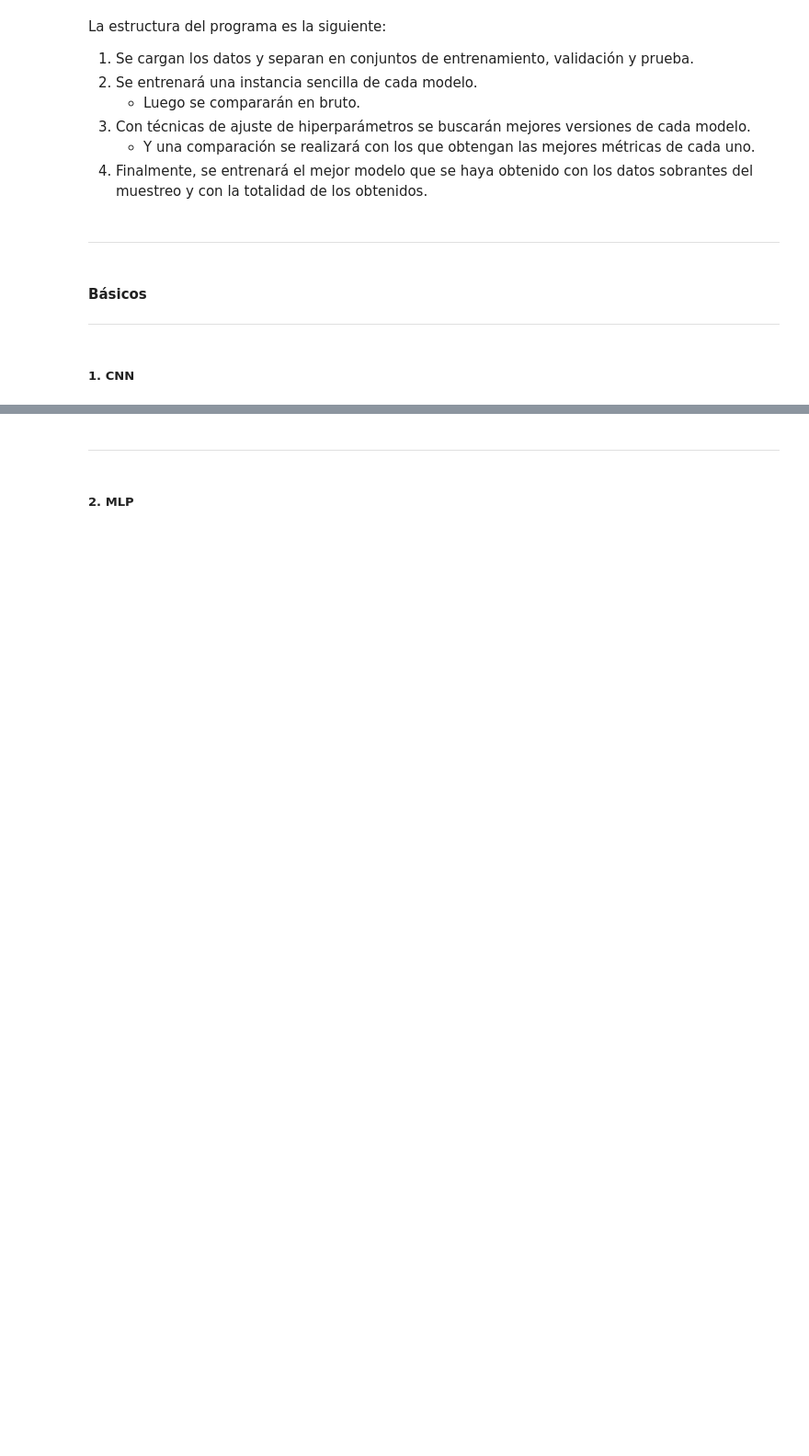
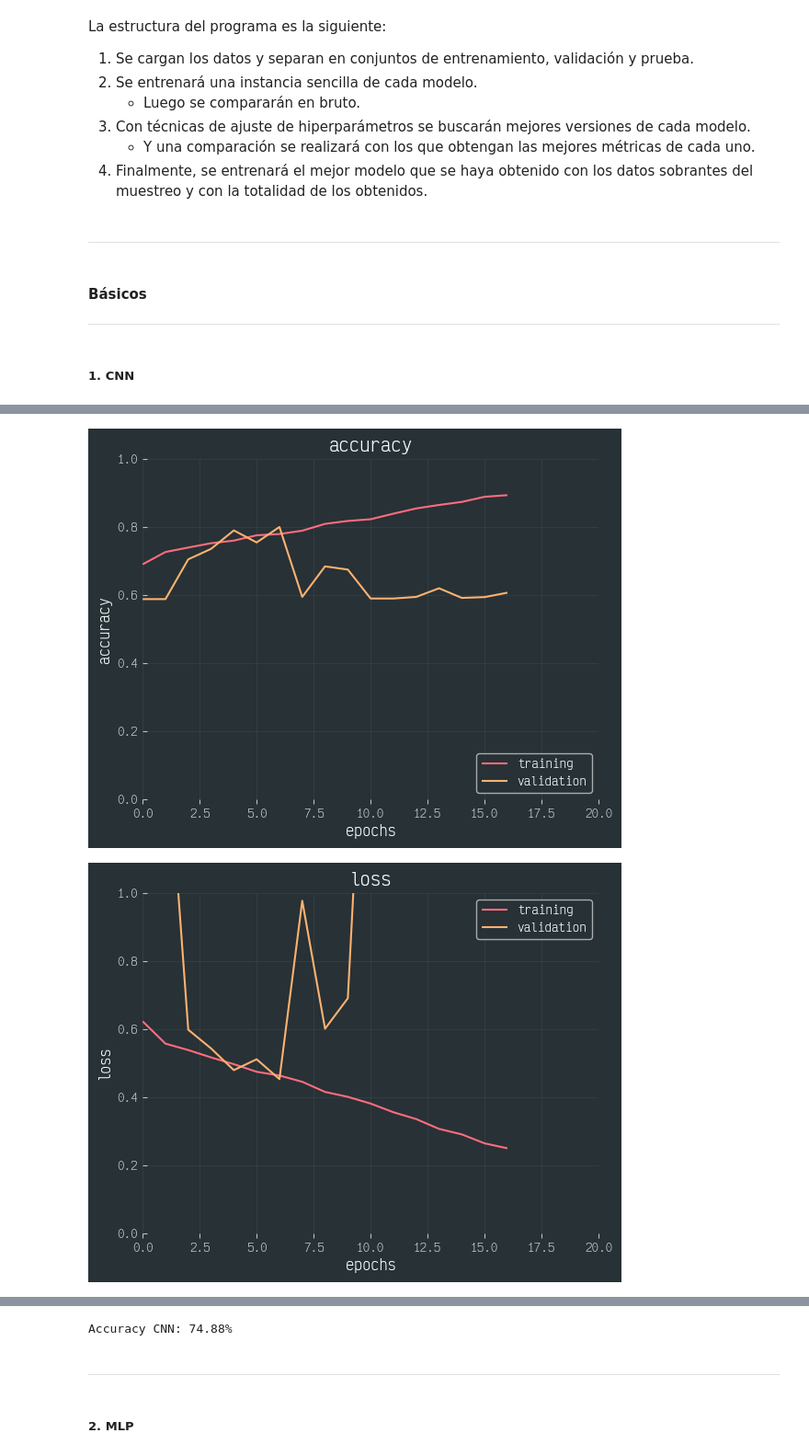
Before and after one commit to Toutl/dml-project, a Jupyter notebook: src/classification/c_3_training.ipynb, the cells around one changed output, grey strips where cells are left out. Shown: that part at 92% size. Drawn from its saved outputs; the diff is of its cells as text; code cells hidden in the pictures; blank space fills up the shorter version.

```diff
--- a/src/classification/c_3_training.ipynb
+++ b/src/classification/c_3_training.ipynb
@@ -76,14 +113,16 @@ plt.show()
 [figure]
 # %%
 # Obtenemos un arreglo con todas las imágenes
-images_array = np.empty((len(metadata_df), 64, 64))
+images_ids = metadata_df["image_id"].to_list()
 
-for i, img_name in enumerate(processed_images):
+images_array = np.empty((len(metadata_df), 64, 64), dtype=np.float32)
+
+for i, img_name in enumerate(images_ids):
     image = processed_images[img_name]
 
     # Asegurarse que las imágenes estén normalizadas
     if image.max() > 1 or image.min() < 0:
-        raise Exception(f"ERROR.\nMax: {image.max()}. Min: {image.min()}")
+        raise ValueError(f"Image {img_name} not normalized.")
 
     images_array[i] = image
 # %%
@@ -237,6 +264,8 @@ def visualize_training(hist):
     plt.title("accuracy")
     plt.ylabel("accuracy")
     plt.xlabel("epochs")
+    plt.ylim((0, 1))
+    plt.xlim((0, 20))
     plt.legend(["training", "validation"], loc="lower right")
     plt.show()
 
@@ -246,31 +275,42 @@ def visualize_training(hist):
     plt.title("loss")
     plt.ylabel("loss")
     plt.xlabel("epochs")
+    plt.ylim((0, 1))
+    plt.xlim((0, 20))
     plt.legend(["training", "validation"], loc="upper right")
     plt.show()
 # %%
 def build_binary_cnn(data):
     model = Sequential()
 
-    model.add(Input(shape=data.x_train.shape[1:]))
+    model.add(Input(shape=data.X_train.shape[1:]))
 
-    model.add(Conv2D(filters=32, kernel_size=3, padding="same", activation="relu"))
+    model.add(Conv2D(filters=32, kernel_size=3, padding="same"))
     model.add(BatchNormalization())
+    model.add(ReLU())
     model.add(MaxPooling2D(pool_size=2))
 
-    model.add(Conv2D(filters=32, kernel_size=3, padding="same", activation="relu"))
+    model.add(Conv2D(filters=32, kernel_size=3, padding="same"))
+    model.add(BatchNormalization())
+    model.add(ReLU())
     model.add(MaxPooling2D(pool_size=2))
 
-    model.add(Conv2D(filters=64, kernel_size=3, padding="same", activation="relu"))
+    model.add(Conv2D(filters=64, kernel_size=3, padding="same"))
+    model.add(BatchNormalization())
+    model.add(ReLU())
     model.add(MaxPooling2D(pool_size=2))
 
-    model.add(Conv2D(filters=128, kernel_size=3, padding="same", activation="relu"))
+    model.add(Conv2D(filters=128, kernel_size=3, padding="same"))
+    model.add(BatchNormalization())
+    model.add(ReLU())
     model.add(MaxPooling2D(pool_size=2))
 
     model.add(Dropout(0.2))
     model.add(Flatten())
 
-    model.add(Dense(64, activation="relu"))
+    model.add(Dense(128))
+    model.add(BatchNormalization())
+    model.add(ReLU())
     model.add(Dropout(0.3))
 
     model.add(Dense(1, activation="sigmoid"))
@@ -279,7 +319,7 @@ def build_binary_cnn(data):
     model.compile(
         loss="binary_crossentropy",
         optimizer=optimizer,  # type: ignore
-        metrics=["accuracy"],
+        metrics=["accuracy", "AUC"],
     )
 
     return model
@@ -292,9 +354,9 @@ cnn_model.summary()
 # %%
 hist_cnn = cnn_model.fit(
-    data.x_train,
+    data.X_train,
     data.y_train,
     batch_size=32,
     epochs=20,
-    validation_data=(data.x_valid, data.y_valid),
+    validation_data=(data.X_valid, data.y_valid),
     callbacks=[early_stop],
 )
@@ -301,5 +385,8 @@ hist_cnn = cnn_model.fit(
 # %%
 visualize_training(hist_cnn)
 
-score_cnn = cnn_model.evaluate(data.x_test, data.y_test, verbose=0)
+score_cnn = cnn_model.evaluate(data.X_test, data.y_test, verbose="0")
 print(f"Accuracy CNN: {score_cnn[1] * 100:.2f}%")
+# %% [output]
+[figure, added]
+[figure, added]
@@ -306,3 +394,4 @@ print(f"Accuracy CNN: {score_cnn[1] * 100:.2f}%")
+Accuracy CNN: 74.88%
 # %% [markdown]
 ---
 # %% [markdown]
```
Also changed, not shown: parts of 43 cells of this notebook, 1 other file.
